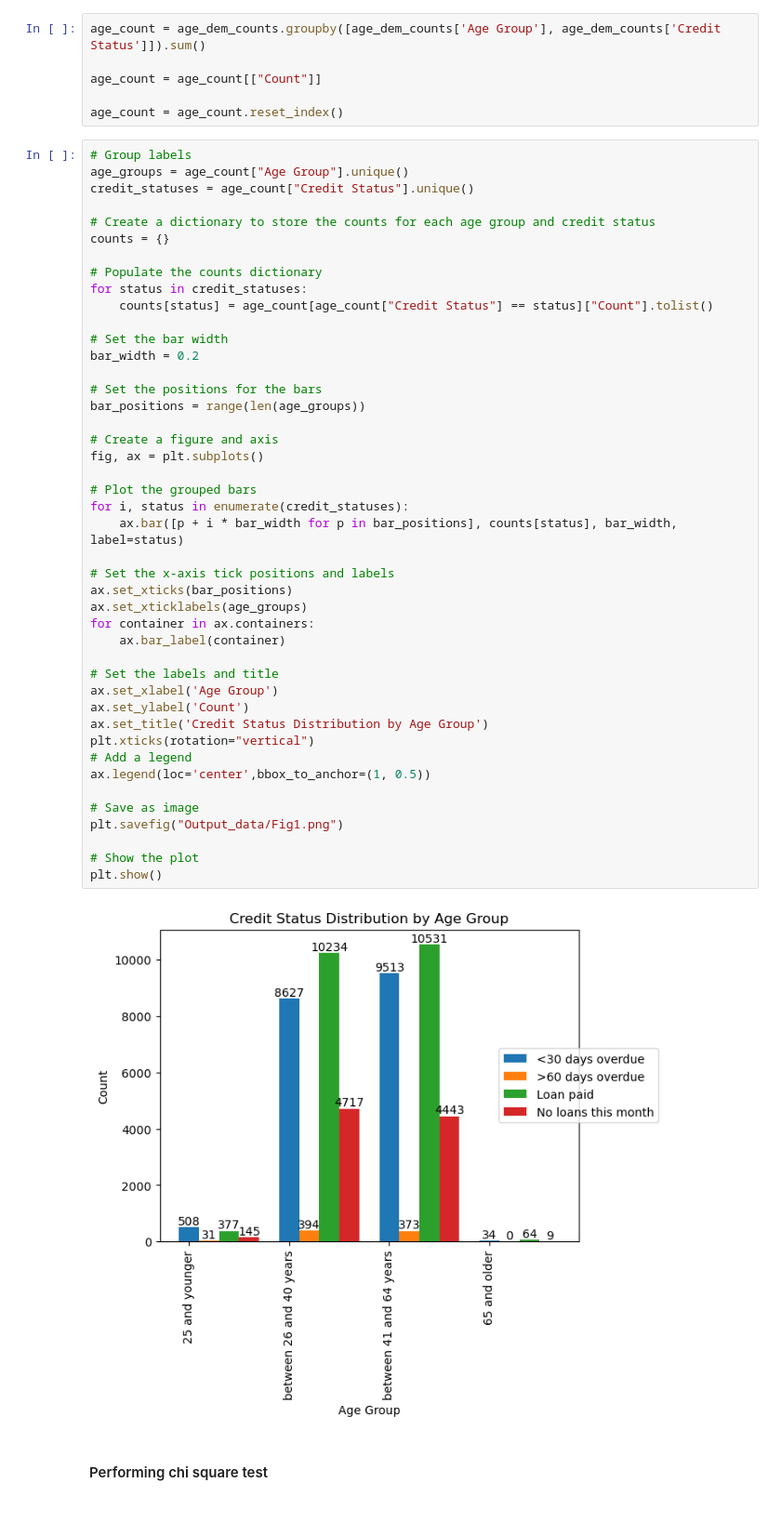
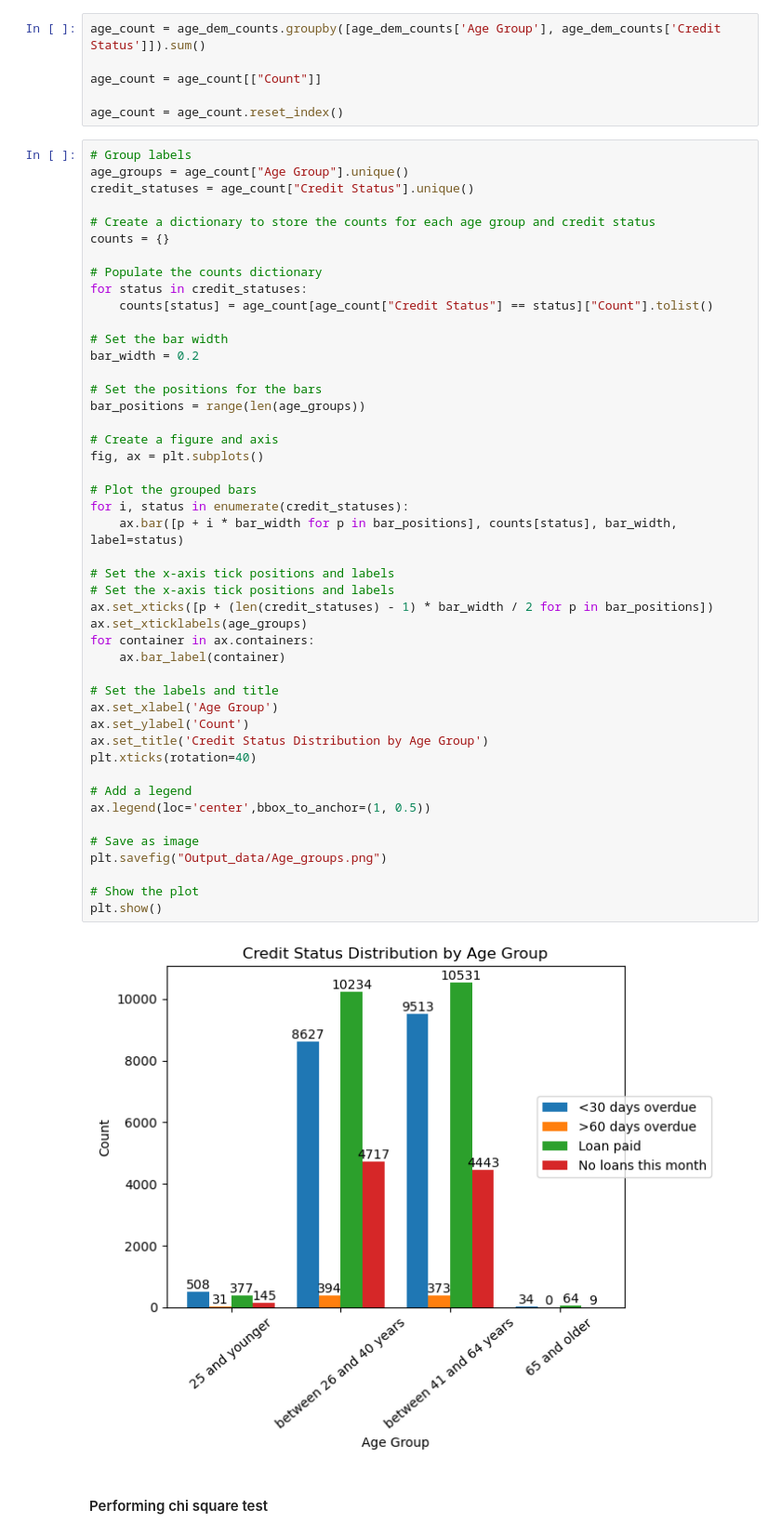
Before and after one commit to paololabuguen/Project-1, a Jupyter notebook: Data_analysis_age_gender.ipynb, the cells around one changed output. Shown at 93% size. Drawn from its saved outputs; the diff is of its cells as text.

```diff
--- a/Data_analysis_age_gender.ipynb
+++ b/Data_analysis_age_gender.ipynb
@@ -92,37 +92,39 @@ for status in credit_statuses:
 # Set the bar width
 bar_width = 0.2
 
 # Set the positions for the bars
 bar_positions = range(len(age_groups))
 
 # Create a figure and axis
 fig, ax = plt.subplots()
 
 # Plot the grouped bars
 for i, status in enumerate(credit_statuses):
     ax.bar([p + i * bar_width for p in bar_positions], counts[status], bar_width, label=status)
 
 # Set the x-axis tick positions and labels
-ax.set_xticks(bar_positions)
+# Set the x-axis tick positions and labels
+ax.set_xticks([p + (len(credit_statuses) - 1) * bar_width / 2 for p in bar_positions])
 ax.set_xticklabels(age_groups)
 for container in ax.containers:
     ax.bar_label(container)
 
 # Set the labels and title
 ax.set_xlabel('Age Group')
 ax.set_ylabel('Count')
 ax.set_title('Credit Status Distribution by Age Group')
-plt.xticks(rotation="vertical")
+plt.xticks(rotation=40)
+
 # Add a legend
 ax.legend(loc='center',bbox_to_anchor=(1, 0.5))
 
 # Save as image
-plt.savefig("Output_data/Fig1.png")
+plt.savefig("Output_data/Age_groups.png")
 
 # Show the plot
 plt.show()
 # %% [output]
-[figure, old version]
+[figure, new version]
 # %% [markdown]
 #### Performing chi square test
 # %%
```
Also changed, not shown: parts of 1 cell of this notebook.
